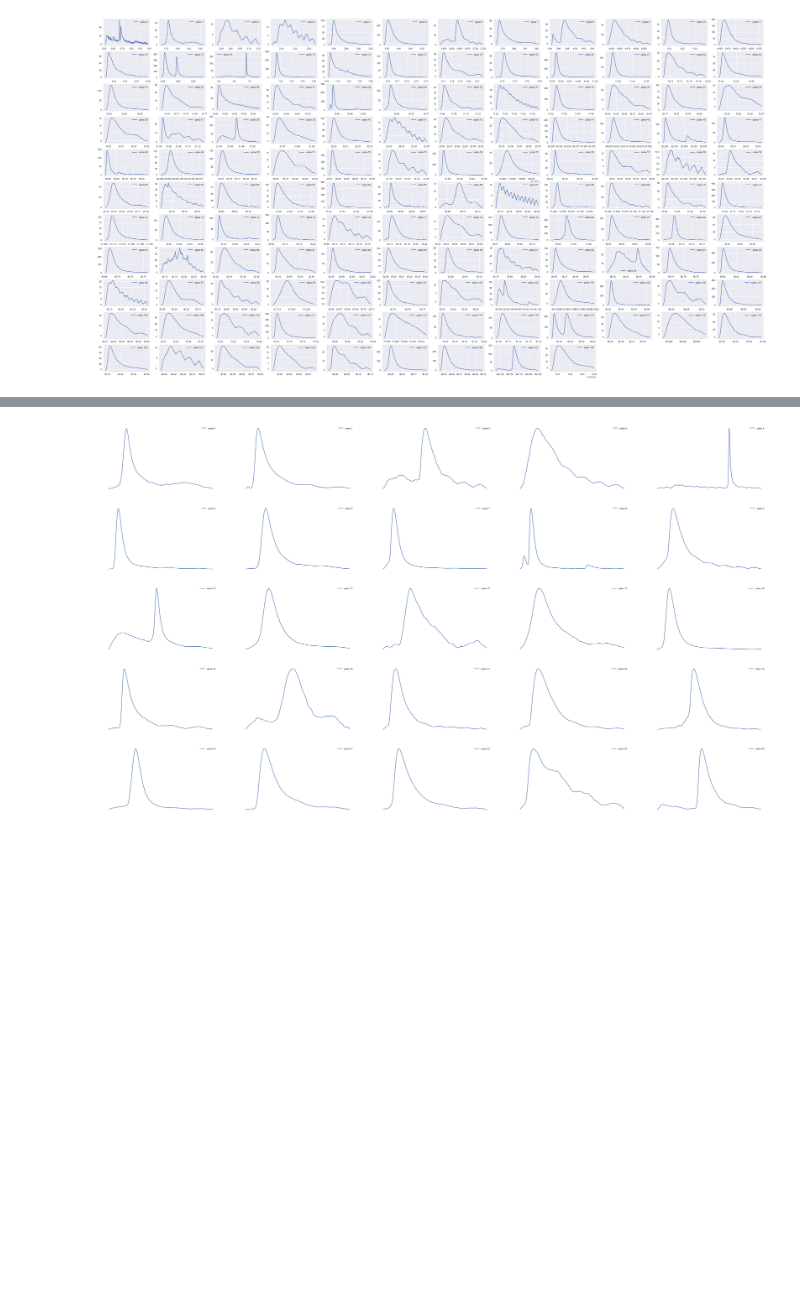
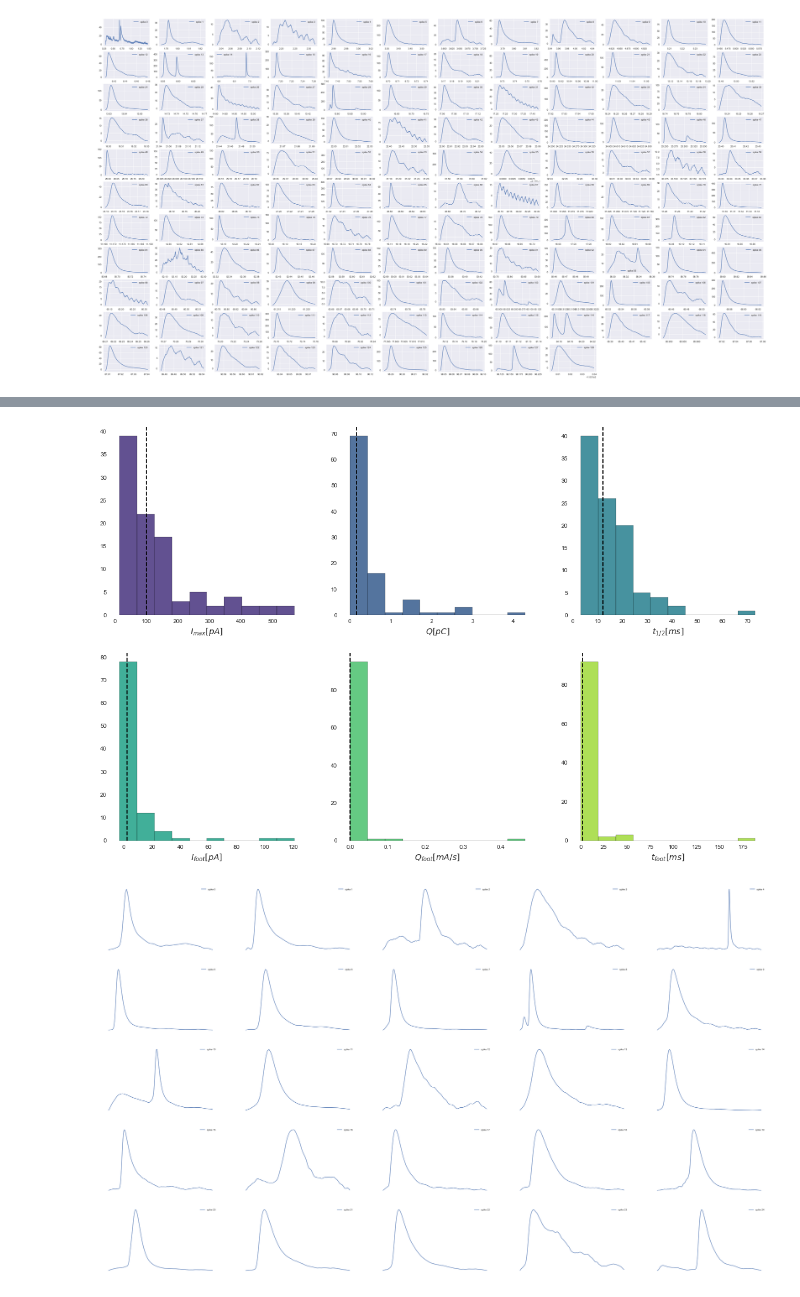
Before and after one commit to jpalma-espinosa/Amperometria-UV, a Jupyter notebook: datos/Registro/ntbk/analisis con pandas.ipynb, the cells around one changed output, grey strips where cells are left out. Saved outputs shown, nothing was run; the diff lists cells and outputs as text; code cells hidden in the pictures; blank space fills up the shorter version.

```diff
--- a/datos/Registro/ntbk/analisis con pandas.ipynb
+++ b/datos/Registro/ntbk/analisis con pandas.ipynb
@@ -76,40 +76,42 @@ axes[0, 0].grid('off')
 axes[0, 0].set_facecolor('white')
 
 
-axes[0, 1].hist(df['Q[C]'], color = color[1], alpha = 0.85, histtype='bar', ec='black')
-axes[0, 1].axvline(np.median(df['Q[C]']), ls = '--', color = 'black')
-axes[0, 1].set_xlabel('$Q[C]$', fontsize = 14)
+axes[0, 1].hist(df['Q[pC]'], color = color[1], alpha = 0.85, histtype='bar', ec='black')
+axes[0, 1].axvline(np.median(df['Q[pC]']), ls = '--', color = 'black')
+axes[0, 1].set_xlabel('$Q[pC]$', fontsize = 14)
 axes[0, 1].grid('off')
 axes[0, 1].set_facecolor('white')
 
 
 axes[0, 2].hist(df['t_half[ms]'],  color = color[2], alpha = 0.85, histtype='bar', ec='black')
 axes[0, 2].axvline(np.median(df['t_half[ms]']), ls = '--', color = 'black')
 axes[0, 2].set_xlabel('$t_{1/2}[ms]$', fontsize = 14)
 axes[0, 2].grid('off')
 axes[0, 2].set_facecolor('white')
 
 
 axes[1, 0].hist(df['I_foot[pA]'],  color = color[3], alpha = 0.85, histtype='bar', ec='black')
 axes[1, 0].axvline(np.median(df['I_foot[pA]']), ls = '--', color = 'black')
 axes[1, 0].set_xlabel('$I_{foot}[pA]$', fontsize = 14)
 axes[1, 0].grid('off')
 axes[1, 0].set_facecolor('white')
 
 
-axes[1, 1].hist(df['Q_foot[C]'],  color = color[4], alpha = 0.85, histtype='bar', ec='black')
-axes[1, 1].axvline(np.median(df['Q_foot[C]']), ls = '--', color = 'black')
+axes[1, 1].hist(df['Q_foot[pC]'],  color = color[4], alpha = 0.85, histtype='bar', ec='black')
+axes[1, 1].axvline(np.median(df['Q_foot[pC]']), ls = '--', color = 'black')
 axes[1, 1].set_xlabel('$Q_{foot}[mA/s]$', fontsize = 14)
 axes[1, 1].grid('off')
 axes[1, 1].set_facecolor('white')
 
 axes[1, 2].hist(df['t_foot[ms]'],  color = color[5], alpha = 0.85, histtype='bar', ec='black')
 axes[1, 2].axvline(np.median(df['t_foot[ms]']), ls = '--', color = 'black')
 axes[1, 2].set_xlabel('$t_{foot}[ms]$', fontsize = 14)
 axes[1, 2].grid('off')
 axes[1, 2].set_facecolor('white')
 
 plt.show()
+# %% [output]
+[figure, added]
 # %%
 plot_spikes(with_foot,idx, recording, True)
 # %% [output]
```
Also changed, not shown: parts of 10 cells of this notebook, 30 other files.
